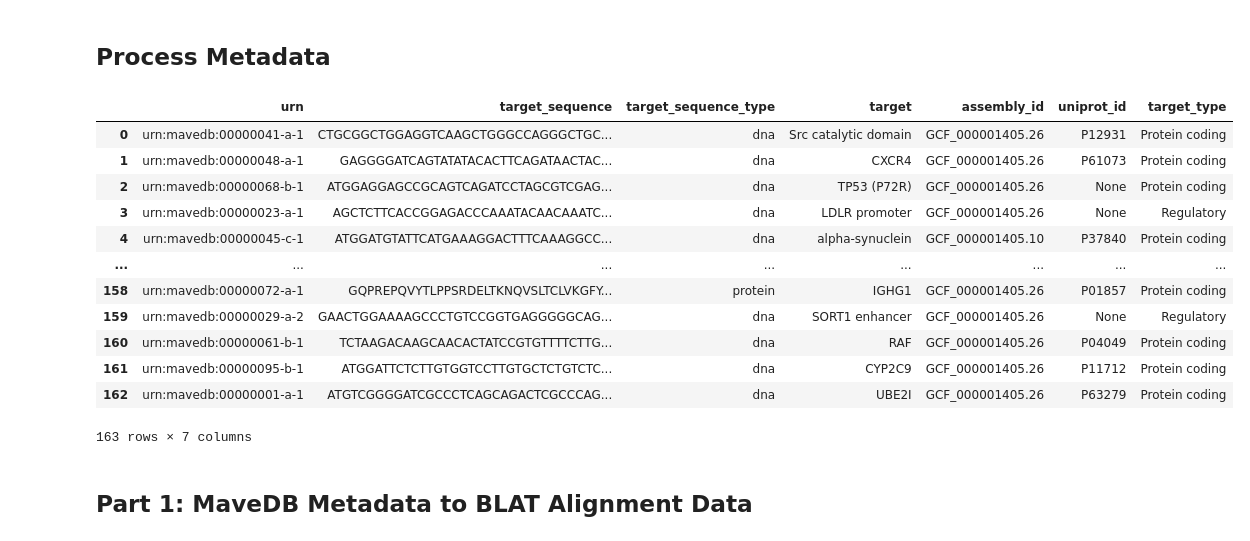
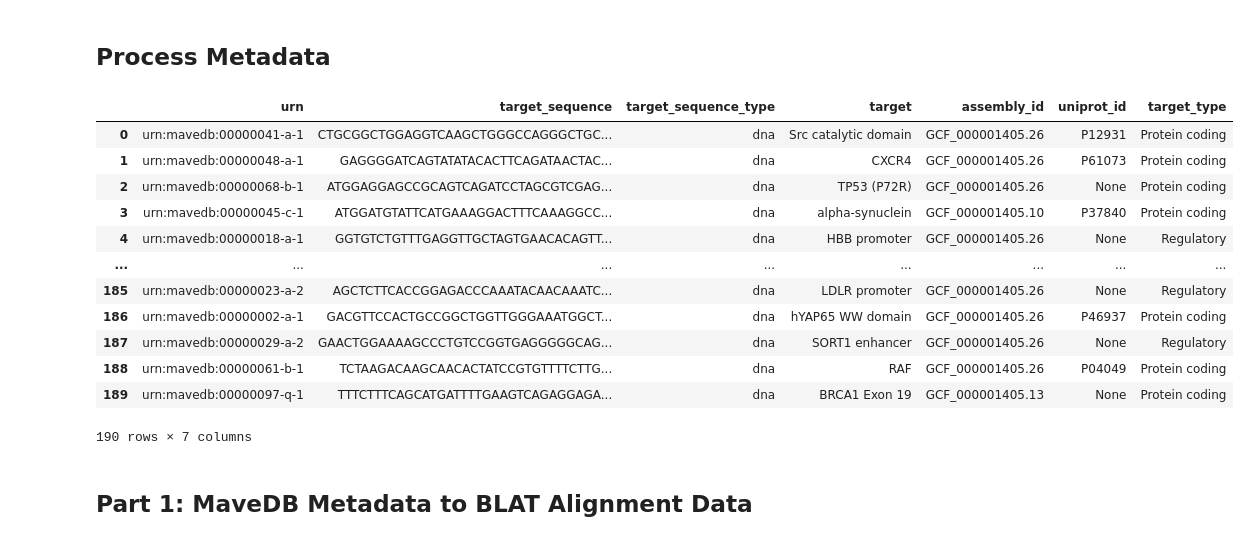
Before and after one commit to ave-dcd/dcd_mapping, a Jupyter notebook: notebooks/analysis/mavedb_mapping.ipynb, the cells around one changed output. Drawn from its saved outputs; the diff is of its cells as text; code cells hidden in the pictures.

Commit message:
add results and new mappings
Former-commit-id: c0f53024ce97c74fad190a8a0152847e90202a8a

```diff
--- a/notebooks/analysis/mavedb_mapping.ipynb
+++ b/notebooks/analysis/mavedb_mapping.ipynb
@@ -125,23 +127,24 @@ targets = get_target_type()
 # %%
 # Create, save dataframe
 dat = {'urn': urns, 'target_sequence': human_target_sequences, 'target_sequence_type': target_type, 'target':human_targets,
        'assembly_id':human_assembly, 'uniprot_id':uniprot, 'target_type':targets}
 dat = pd.DataFrame(data=dat)
+dat.to_csv('results/mave_dat.csv')
 dat
 # %% [output]
 |  | urn | target_sequence | target_sequence_type | target | assembly_id | uniprot_id | target_type |
 | 0 | urn:mavedb:00000041-a-1 | CTGCGGCTGGAGGTCAAGCTGGGCCAGGGCTGC... | dna | Src catalytic domain | GCF_000001405.26 | P12931 | Protein coding |
 | 1 | urn:mavedb:00000048-a-1 | GAGGGGATCAGTATATACACTTCAGATAACTAC... | dna | CXCR4 | GCF_000001405.26 | P61073 | Protein coding |
 | 2 | urn:mavedb:00000068-b-1 | ATGGAGGAGCCGCAGTCAGATCCTAGCGTCGAG... | dna | TP53 (P72R) | GCF_000001405.26 | None | Protein coding |
-| 3 | urn:mavedb:00000023-a-1 | AGCTCTTCACCGGAGACCCAAATACAACAAATC... | dna | LDLR promoter | GCF_000001405.26 | None | Regulatory |
-| 4 | urn:mavedb:00000045-c-1 | ATGGATGTATTCATGAAAGGACTTTCAAAGGCC... | dna | alpha-synuclein | GCF_000001405.10 | P37840 | Protein coding |
+| 3 | urn:mavedb:00000045-c-1 | ATGGATGTATTCATGAAAGGACTTTCAAAGGCC... | dna | alpha-synuclein | GCF_000001405.10 | P37840 | Protein coding |
+| 4 | urn:mavedb:00000018-a-1 | GGTGTCTGTTTGAGGTTGCTAGTGAACACAGTT... | dna | HBB promoter | GCF_000001405.26 | None | Regulatory |
 | ... | ... | ... | ... | ... | ... | ... | ... |
-| 158 | urn:mavedb:00000072-a-1 | GQPREPQVYTLPPSRDELTKNQVSLTCLVKGFY... | protein | IGHG1 | GCF_000001405.26 | P01857 | Protein coding |
-| 159 | urn:mavedb:00000029-a-2 | GAACTGGAAAAGCCCTGTCCGGTGAGGGGGCAG... | dna | SORT1 enhancer | GCF_000001405.26 | None | Regulatory |
-| 160 | urn:mavedb:00000061-b-1 | TCTAAGACAAGCAACACTATCCGTGTTTTCTTG... | dna | RAF | GCF_000001405.26 | P04049 | Protein coding |
-| 161 | urn:mavedb:00000095-b-1 | ATGGATTCTCTTGTGGTCCTTGTGCTCTGTCTC... | dna | CYP2C9 | GCF_000001405.26 | P11712 | Protein coding |
-| 162 | urn:mavedb:00000001-a-1 | ATGTCGGGGATCGCCCTCAGCAGACTCGCCCAG... | dna | UBE2I | GCF_000001405.26 | P63279 | Protein coding |
+| 185 | urn:mavedb:00000023-a-2 | AGCTCTTCACCGGAGACCCAAATACAACAAATC... | dna | LDLR promoter | GCF_000001405.26 | None | Regulatory |
+| 186 | urn:mavedb:00000002-a-1 | GACGTTCCACTGCCGGCTGGTTGGGAAATGGCT... | dna | hYAP65 WW domain | GCF_000001405.26 | P46937 | Protein coding |
+| 187 | urn:mavedb:00000029-a-2 | GAACTGGAAAAGCCCTGTCCGGTGAGGGGGCAG... | dna | SORT1 enhancer | GCF_000001405.26 | None | Regulatory |
+| 188 | urn:mavedb:00000061-b-1 | TCTAAGACAAGCAACACTATCCGTGTTTTCTTG... | dna | RAF | GCF_000001405.26 | P04049 | Protein coding |
+| 189 | urn:mavedb:00000097-q-1 | TTTCTTTCAGCATGATTTTGAAGTCAGAGGAGA... | dna | BRCA1 Exon 19 | GCF_000001405.13 | None | Protein coding |
-163 rows × 7 columns
+190 rows × 7 columns
 # %% [markdown]
 ## Part 1: MaveDB Metadata to BLAT Alignment Data
 # %%
```
Also changed, not shown: parts of 21 cells of this notebook, 7 other files.
